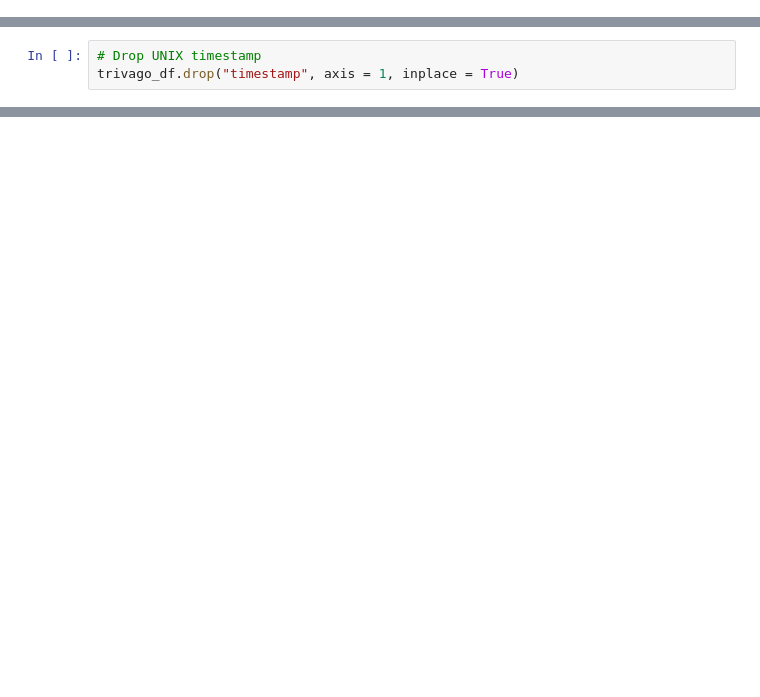
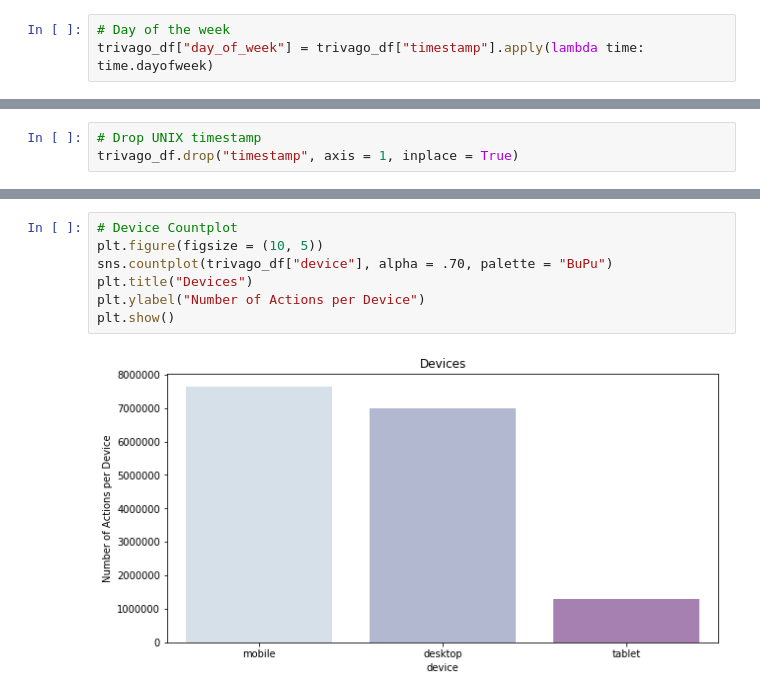
Before and after one commit to fpleoni/where_do_we_go_from_here, a Jupyter notebook: jupyter_notebooks/exploratory_data_analysis.ipynb, the cells around one changed output, grey strips where cells are left out. Cells and saved outputs as stored; diff of their text form; blank space fills up the shorter version.

```diff
--- a/jupyter_notebooks/exploratory_data_analysis.ipynb
+++ b/jupyter_notebooks/exploratory_data_analysis.ipynb
@@ -24,3 +40,6 @@ date_conv = lambda x: datetime.datetime.utcfromtimestamp(x).strftime("%Y-%m-%d")
 time_conv = lambda x: datetime.datetime.utcfromtimestamp(x).strftime("%H:%M:%S")
 trivago_df["date"] = trivago_df["timestamp"].map(date_conv)
 trivago_df["time"] = trivago_df["timestamp"].map(time_conv)
+# %%
+# Day of the week
+trivago_df["day_of_week"] = trivago_df["timestamp"].apply(lambda time: time.dayofweek)
@@ -29,0 +192,9 @@ trivago_df.drop("timestamp", axis = 1, inplace = True)
+# %%
+# Device Countplot
+plt.figure(figsize = (10, 5))
+sns.countplot(trivago_df["device"], alpha = .70, palette = "BuPu")
+plt.title("Devices")
+plt.ylabel("Number of Actions per Device")
+plt.show()
+# %% [output]
+[figure, added]
```
Also changed, not shown: parts of 28 cells of this notebook.
